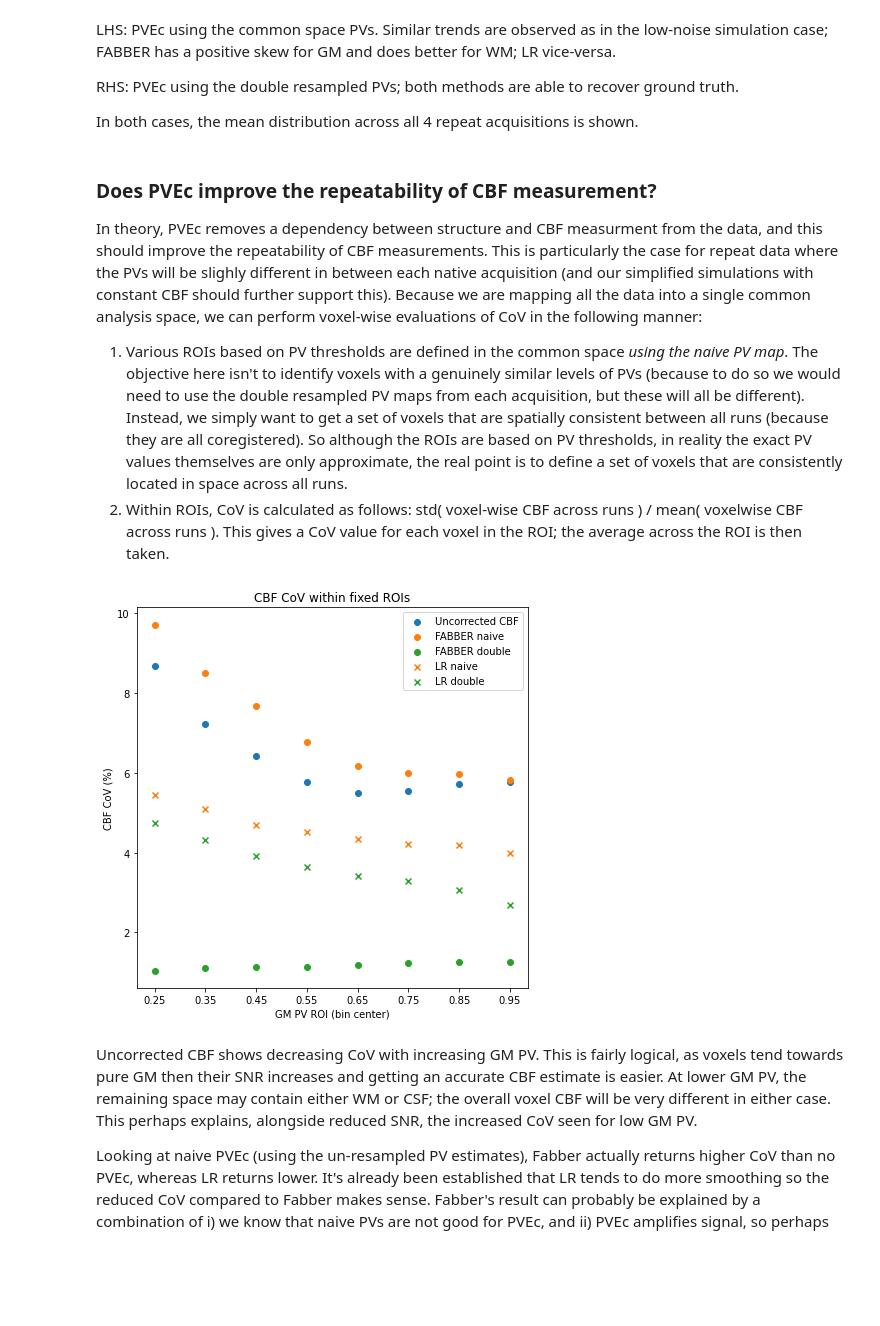
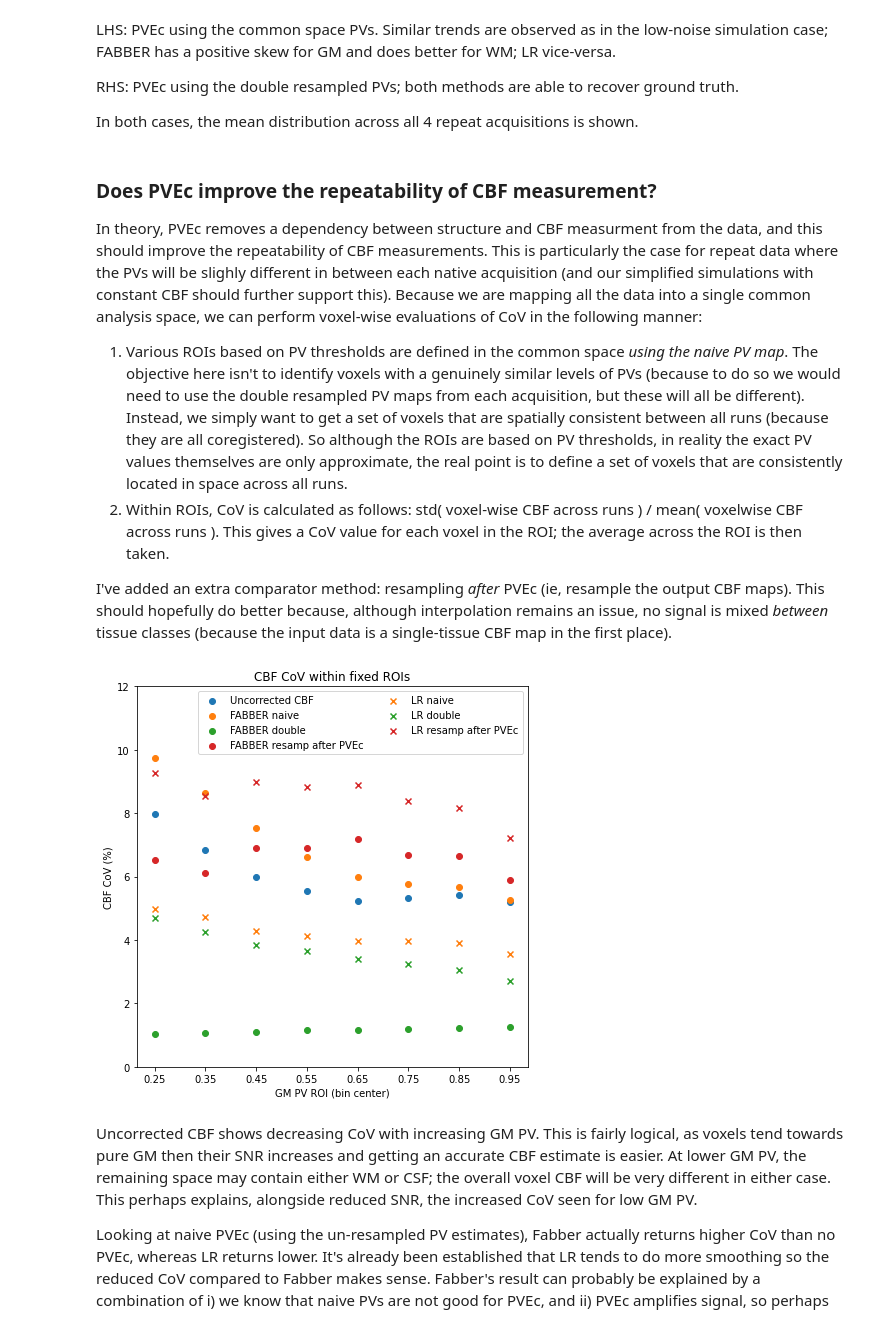
Before and after one commit to tomfrankkirk/pvec_problems, a Jupyter notebook: brain.ipynb, the cells around one changed output. Drawn from its saved outputs; the diff is of its cells as text; code cells hidden in the pictures; blank space fills up the shorter version.

Commit message:
extra analysis of resampling PVEc output

```diff
--- a/brain.ipynb
+++ b/brain.ipynb
@@ -212,6 +213,9 @@ basil_naive = []
 basil_dbl = []
 lr_naive = []
 lr_dbl = []
+basil_pvec_trans = []
+lr_pvec_trans = []
+spc = rt.ImageSpace(str(SIM_ROOT / 'mask.nii.gz'))
 
 for idx in range(N_REPEATS):
     basil_naive_nocorr.append(load_basil(SIM_ROOT / f'basil_rpt{idx}_naive', False))
@@ -220,11 +224,19 @@ for idx in range(N_REPEATS):
     lr_naive.append(load_lr(SIM_ROOT / f'lr_rpt{idx}_naive'))
     lr_dbl.append(load_lr(SIM_ROOT / f'lr_rpt{idx}_double_resampled'))
 
+    trans = rt.Registration(str(SIM_ROOT / f'rpt{idx+1}_common_to_acq.txt'))
+    basil_acq_pvec = load_basil(SIM_ROOT / f'basil_rpt{idx}_in_acq')
+    basil_pvec_trans.append(trans.inverse().apply_to_array(basil_acq_pvec, spc, spc, order=1))
+    lr_acq_pvec = load_lr(SIM_ROOT / f'lr_rpt{idx}_in_acq')
+    lr_pvec_trans.append(trans.inverse().apply_to_array(lr_acq_pvec, spc, spc, order=1))
+
 basil_naive_nocorr = np.stack(basil_naive_nocorr, axis=-1)
 basil_naive = np.stack(basil_naive, axis=-1)
 basil_dbl = np.stack(basil_dbl, axis=-1)
 lr_naive = np.stack(lr_naive, axis=-1)
 lr_dbl = np.stack(lr_dbl, axis=-1)
+basil_pvec_trans = np.stack(basil_pvec_trans, axis=-1)
+lr_pvec_trans = np.stack(lr_pvec_trans, axis=-1)
 # %% [markdown]
 ### PVEc in common space after resampling
 
@@ -267,35 +279,41 @@ In theory, PVEc removes a dependency between structure and CBF measurment from t
 
 1. Various ROIs based on PV thresholds are defined in the common space *using the naive PV map*. The objective here isn't to identify voxels with a genuinely similar levels of PVs (because to do so we would need to use the double resampled PV maps from each acquisition, but these will all be different). Instead, we simply want to get a set of voxels that are spatially consistent between all runs (because they are all coregistered). So although the ROIs are based on PV thresholds, in reality the exact PV values themselves are only approximate, the real point is to define a set of voxels that are consistently located in space across all runs.
 2. Within ROIs, CoV is calculated as follows: std( voxel-wise CBF across runs ) / mean( voxelwise CBF across runs ). This gives a CoV value for each voxel in the ROI; the average across the ROI is then taken.
+
+I've added an extra comparator method: resampling *after* PVEc (ie, resample the output CBF maps). This should hopefully do better because, although interpolation remains an issue, no signal is mixed *between* tissue classes (because the input data is a single-tissue CBF map in the first place).
 # %%
 pvs = loadnii(SIM_ROOT / 'tob_all_stacked_3.0.nii.gz')
 step = 0.1
 lows = np.arange(0.2, 1.0, step)
 
 fig = plt.figure(figsize=(7,7))
 
 for low in lows:
     high = low + step
     pvmask = (pvs[...,0] >= low) & (pvs[...,0] < high)
 
-    for idx,data in enumerate([basil_naive_nocorr, basil_naive[...,0,:], basil_dbl[...,0,:]]):
+    for idx,data in enumerate([basil_naive_nocorr, basil_naive[...,0,:], basil_dbl[...,0,:], basil_pvec_trans[...,0,:]]):
         samples = data[pvmask]
+        samples = samples[(samples > 0).all(1),:]
         cov = 100 * (samples.std(1) / samples.mean(1)).mean()
         plt.scatter(low + step/2, cov, color=cmap[idx,:])
 
-    for idx,data in enumerate([lr_naive[...,0,:], lr_dbl[...,0,:]]):
+    for idx,data in enumerate([lr_naive[...,0,:], lr_dbl[...,0,:], lr_pvec_trans[...,0,:]]):
         samples = data[pvmask]
+        samples = samples[(samples > 0).all(1),:]
         cov = 100 * (samples.std(1) / samples.mean(1)).mean()
         plt.scatter(low + step/2, cov, color=cmap[idx+1,:], marker='x')
 
 plt.xticks(lows + step/2)
 plt.ylabel('CBF CoV (%)')
 plt.xlabel('GM PV ROI (bin center)')
 plt.title('CBF CoV within fixed ROIs')
-plt.legend(['Uncorrected CBF', 'FABBER naive', 'FABBER double', 'LR naive', 'LR double'])
+plt.legend(['Uncorrected CBF', 'FABBER naive', 'FABBER double', 'FABBER resamp after PVEc',
+            'LR naive', 'LR double', 'LR resamp after PVEc'], ncol=2)
+plt.ylim(0,12)
 plt.show()
 # %% [output]
-[figure, old version]
+[figure, new version]
 # %% [markdown]
 Uncorrected CBF shows decreasing CoV with increasing GM PV. This is fairly logical, as voxels tend towards pure GM then their SNR increases and getting an accurate CBF estimate is easier. At lower GM PV, the remaining space may contain either WM or CSF; the overall voxel CBF will be very different in either case. This perhaps explains, alongside reduced SNR, the increased CoV seen for low GM PV.
 
```
Also changed, not shown: parts of 16 cells of this notebook.
